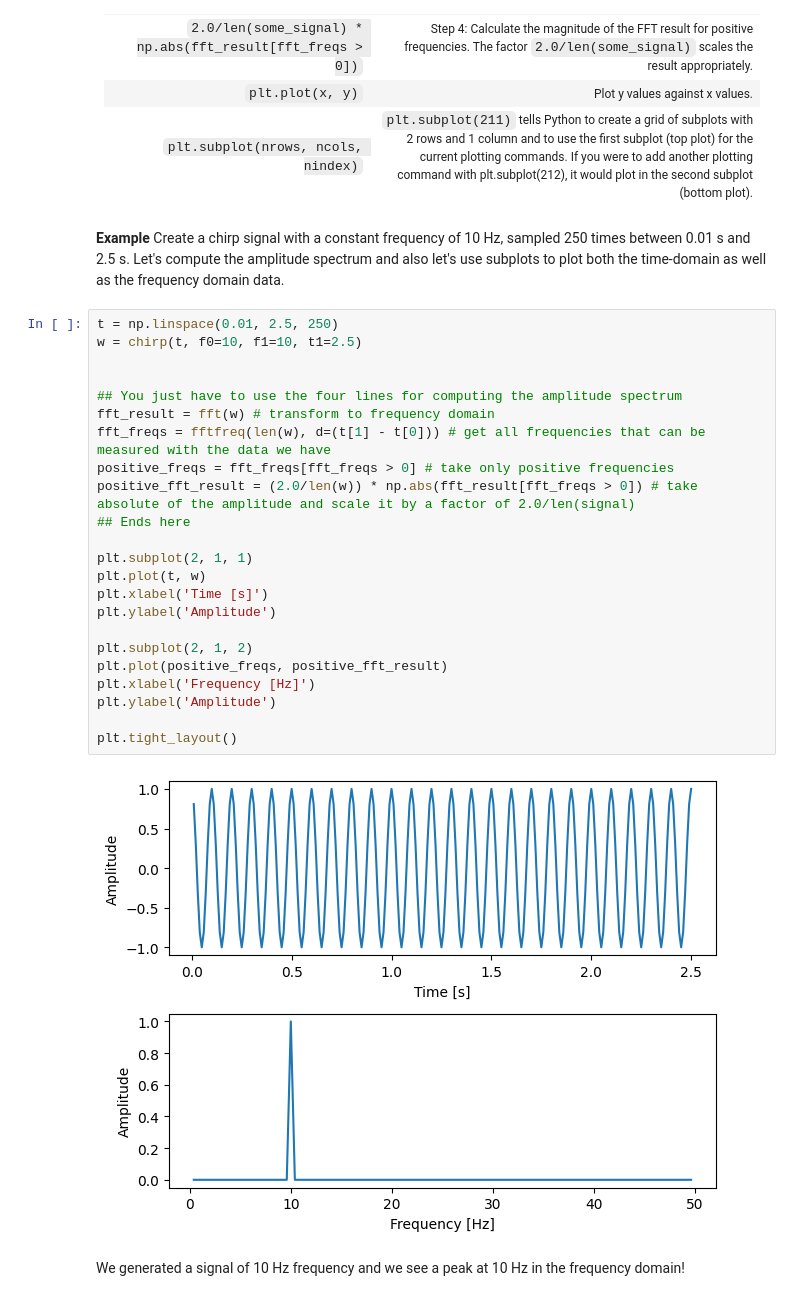
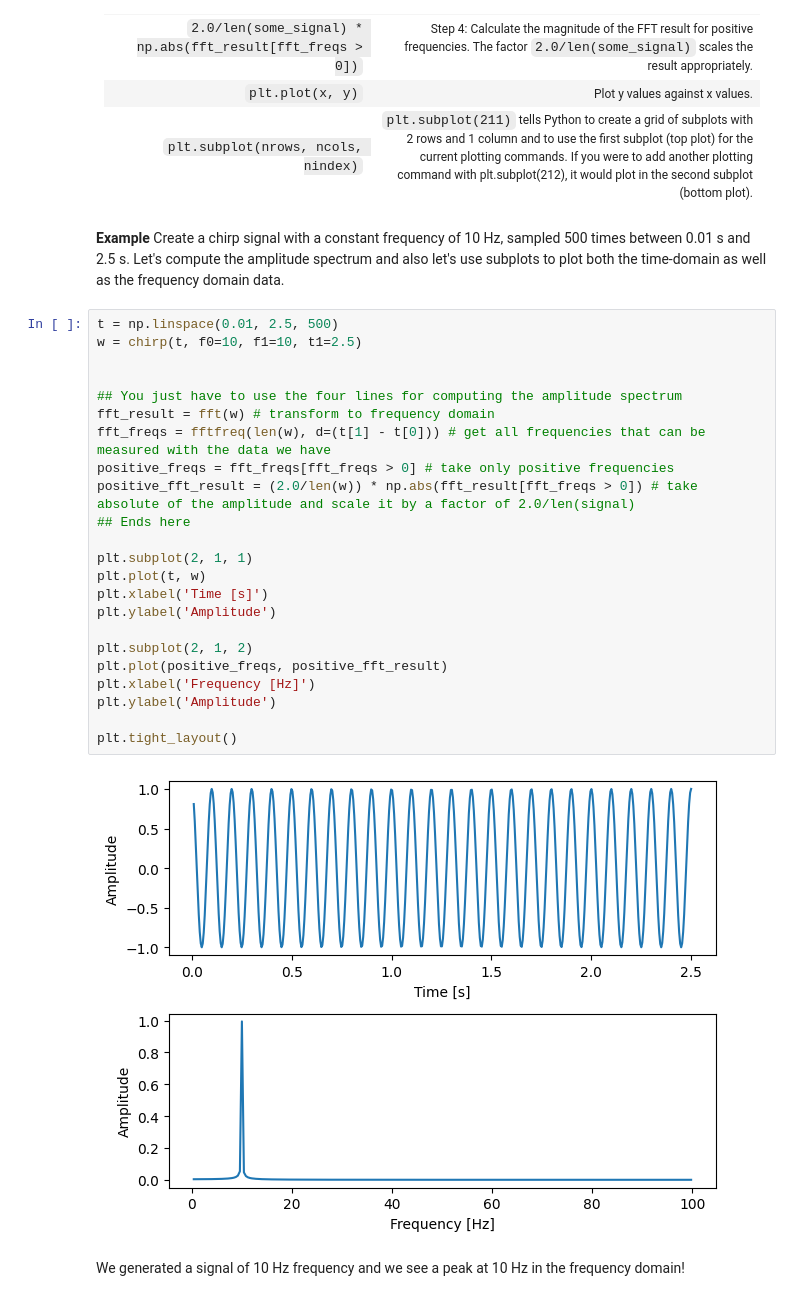
Before and after one commit to atleer/iBOTS-Intro-To-Python-For-Neuroscientists, a Jupyter notebook: day2/6 Frequency Analysis With Numpy And Matplotlib (solution).ipynb, the cells around one changed output. Drawn from its saved outputs; the diff is of its cells as text.

```diff
--- a/day2/6 Frequency Analysis With Numpy And Matplotlib (solution).ipynb
+++ b/day2/6 Frequency Analysis With Numpy And Matplotlib (solution).ipynb
@@ -393,32 +393,32 @@ Most of the signals we observe or measure is composed of more than one frequency
 | `plt.plot(x, y)` | Plot y values against x values. |
 | `plt.subplot(nrows, ncols, nindex)` | `plt.subplot(211)` tells Python to create a grid of subplots with 2 rows and 1 column and to use the first subplot (top plot) for the current plotting commands. If you were to add another plotting command with plt.subplot(212), it would plot in the second subplot (bottom plot). |
 # %% [markdown]
-**Example** Create a chirp signal with a constant frequency of 10 Hz, sampled 250 times between 0.01 s and 2.5 s. Let's compute the amplitude spectrum and also let's use subplots to plot both the time-domain as well as the frequency domain data.
+**Example** Create a chirp signal with a constant frequency of 10 Hz, sampled 500 times between 0.01 s and 2.5 s. Let's compute the amplitude spectrum and also let's use subplots to plot both the time-domain as well as the frequency domain data.
 # %%
-t = np.linspace(0.01, 2.5, 250)
+t = np.linspace(0.01, 2.5, 500)
 w = chirp(t, f0=10, f1=10, t1=2.5)
 
 
 ## You just have to use the four lines for computing the amplitude spectrum
 fft_result = fft(w) # transform to frequency domain
 fft_freqs = fftfreq(len(w), d=(t[1] - t[0])) # get all frequencies that can be measured with the data we have
 positive_freqs = fft_freqs[fft_freqs > 0] # take only positive frequencies
 positive_fft_result = (2.0/len(w)) * np.abs(fft_result[fft_freqs > 0]) # take absolute of the amplitude and scale it by a factor of 2.0/len(signal)
 ## Ends here
 
 plt.subplot(2, 1, 1)
 plt.plot(t, w)
 plt.xlabel('Time [s]')
 plt.ylabel('Amplitude')
 
 plt.subplot(2, 1, 2)
 plt.plot(positive_freqs, positive_fft_result)
 plt.xlabel('Frequency [Hz]')
 plt.ylabel('Amplitude')
 
 plt.tight_layout()
 # %% [output]
-[figure, old version]
+[figure, new version]
 # %% [markdown]
 We generated a signal of 10 Hz frequency and we see a peak at 10 Hz in the frequency domain!
 # %% [markdown]
```
Also changed, not shown: parts of 7 cells of this notebook.
